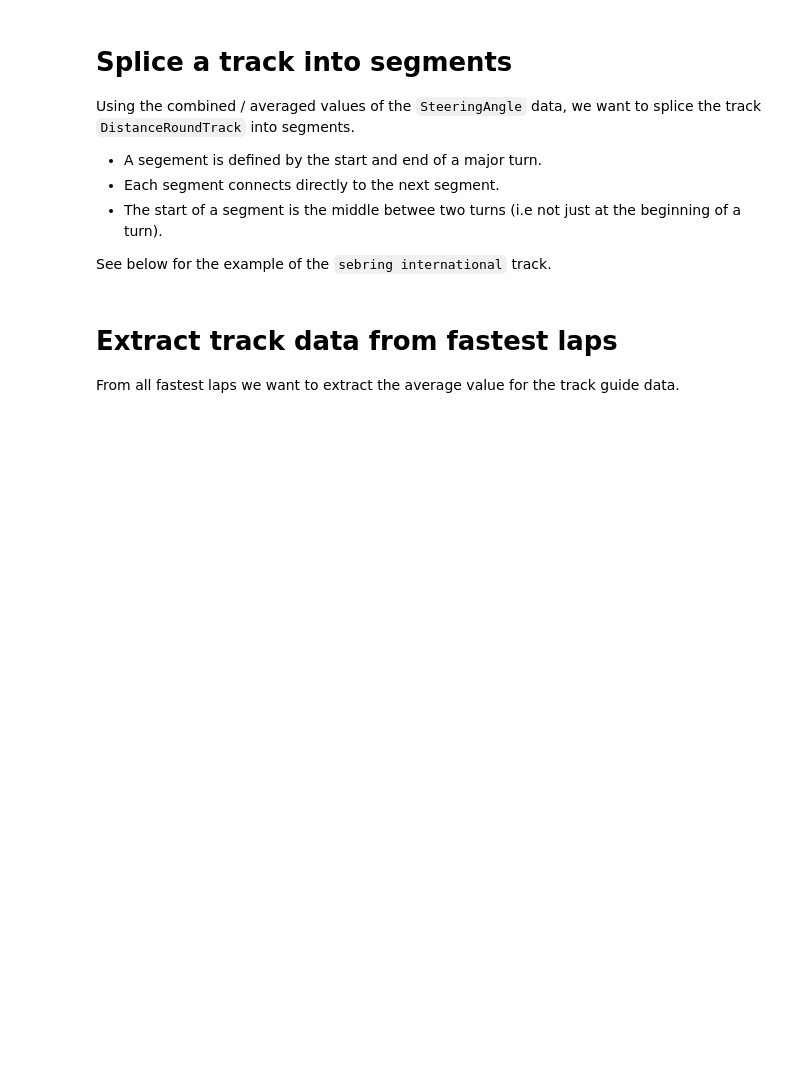
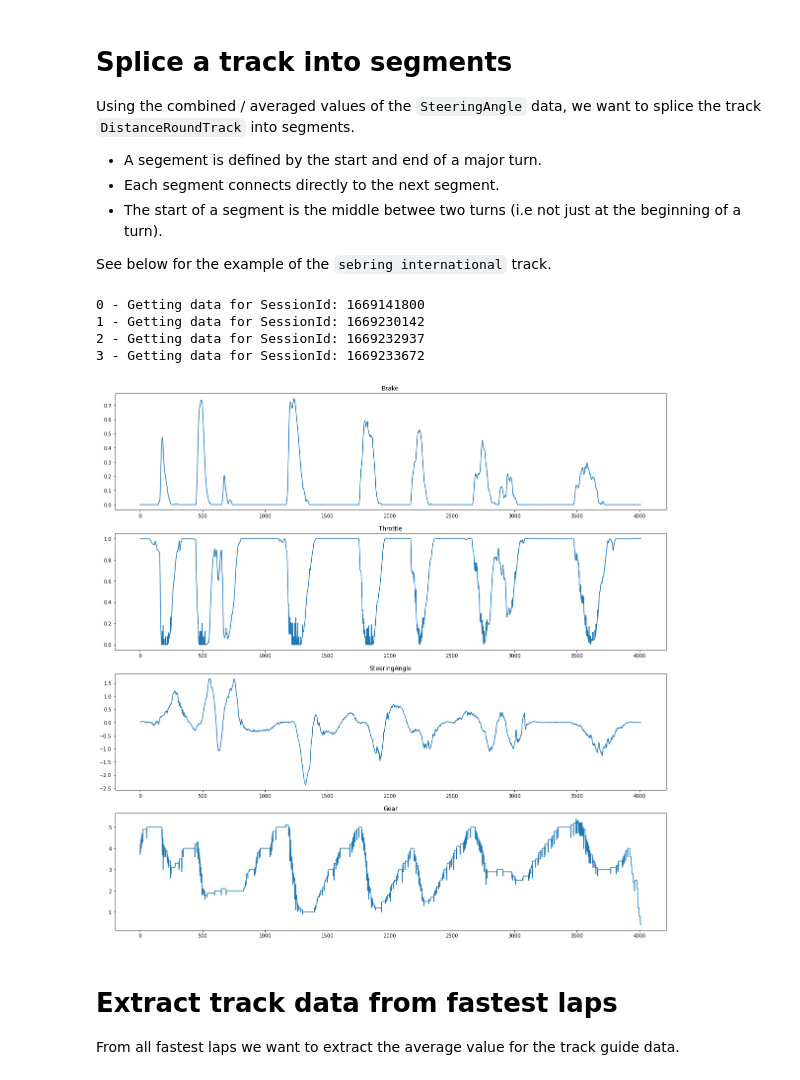
Before and after one commit to b4mad/racing, a Jupyter notebook: notebooks/fast_lap_analysis.ipynb, the cells around one changed output. Saved outputs shown, nothing was run; the diff lists cells and outputs as text; code cells hidden in the pictures; blank space fills up the shorter version.

Commit message:
Added cells to compute and plot the averages of Brake, Throttle, SteeringAngle ang Gear for the n fastest laps

```diff
--- a/notebooks/fast_lap_analysis.ipynb
+++ b/notebooks/fast_lap_analysis.ipynb
@@ -332,6 +332,76 @@ Using the combined / averaged values of the `SteeringAngle` data, we want to spl
 * The start of a segment is the middle betwee two turns (i.e not just at the beginning of a turn).
 
 See below for the example of the `sebring international` track.
+# %%
+# Select only the n fastest laps
+n = 10
+session_list = session_list[:n]
+full_lap_list = full_lap_list[:n]
+lap_duration_list = lap_duration_list[:n]
+# %%
+# Loop over the SessionIds for the n fastest laps
+brake_list = []
+throttle_list = []
+steeringAngle_list = []
+gear_list = []
+for i,session in enumerate(np.unique(session_list)):
+    print(f"{i} - Getting data for SessionId: {session}")
+    query = f"""
+    from(bucket: "racing")
+      |> range(start: -10y, stop: now())
+      |> filter(fn: (r) => r["_measurement"] == "laps_cc")
+    //  |> filter(fn: (r) => r["_field"] == "DistanceRoundTrack" or r["_field"] == "Brake" or r["_field"] == "CurrentLap")
+      |> filter(fn: (r) => r["SessionId"] == "{session}")
+      |> pivot(rowKey: ["_time"], columnKey: ["_field"], valueColumn: "_value")
+      |> sort(columns: ["_time"], desc: false)
+    """
+    # Open the data frame corresponding to session
+    try:
+        df = query_api.query_data_frame(org=ORG, query=query)
+    except:
+        print(f"Could not get data for SessionId: {session}")
+        continue
+    # Find the corresponding fastest laps in that session and loop over them
+    laps = full_lap_list[session_list==session]
+    for l in laps:
+        # Get Brake, Throttle, SteeringAngle and Gear
+        brake_list.append(df['Brake'][df['CurrentLap']==l].values)
+        throttle_list.append(df['Throttle'][df['CurrentLap']==l].values)
+        steeringAngle_list.append(df['SteeringAngle'][df['CurrentLap']==l].values)
+        gear_list.append(df['Gear'][df['CurrentLap']==l].values)
+# %% [output]
+0 - Getting data for SessionId: 1669141800
+1 - Getting data for SessionId: 1669230142
+2 - Getting data for SessionId: 1669232937
+3 - Getting data for SessionId: 1669233672
+# %%
+# Define 2D arrays containing Brake, Throttle, SteeringAngle and Gear
+maxSize = max([b.size for b in brake_list])
+brake_array = np.zeros((n,maxsize))
+throttle_array = np.ones((n,maxsize))
+steeringAngle_array = np.zeros((n,maxsize))
+gear_array = np.zeros((n,maxsize))
+for i in range(n):
+    brake_array[i][:brake_list[i].size] = brake_list[i]
+    throttle_array[i][:throttle_list[i].size] = throttle_list[i]
+    steeringAngle_array[i][:steeringAngle_list[i].size] = steeringAngle_list[i]
+    gear_array[i][:gear_list[i].size] = gear_list[i]
+# %%
+# Do the average of Brake, Throttle, SteeringAngle and Gear over the n fastest laps
+brake_av = np.mean(brake_array, axis=0)
+throttle_av = np.mean(throttle_array, axis=0)
+steeringAngle_av = np.mean(steeringAngle_array, axis=0)
+gear_av = np.mean(gear_array, axis=0)
+# %%
+# Plot the average Brake, Throttle, SteeringAngle and Gear
+titles = ['Brake', 'Throttle', 'SteeringAngle', 'Gear']
+data =  [brake_av, throttle_av, steeringAngle_av, gear_av]
+fig, ax = plt.subplots(4, figsize=(20,20))
+for i,a in enumerate(ax):
+    a.plot(data[i])
+    a.set_title(titles[i])
+# %% [output]
+[figure, added]
 # %% [markdown]
 # Extract track data from fastest laps
 
```
Also changed, not shown: parts of 2 cells of this notebook.
